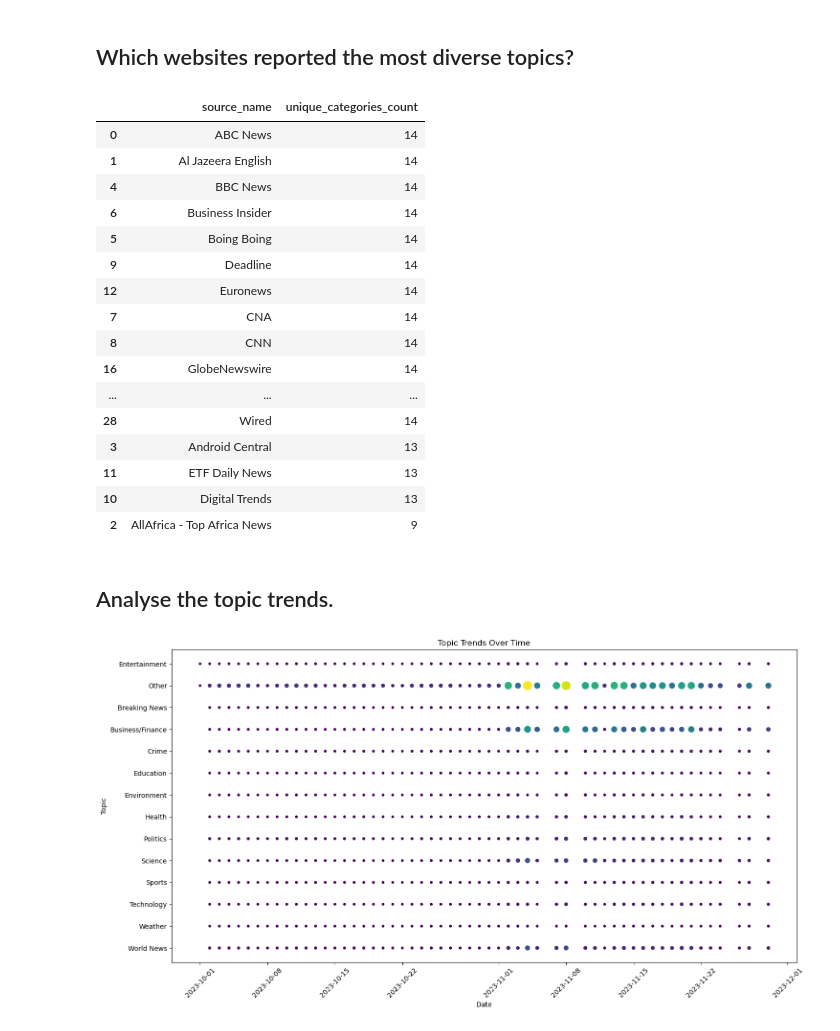
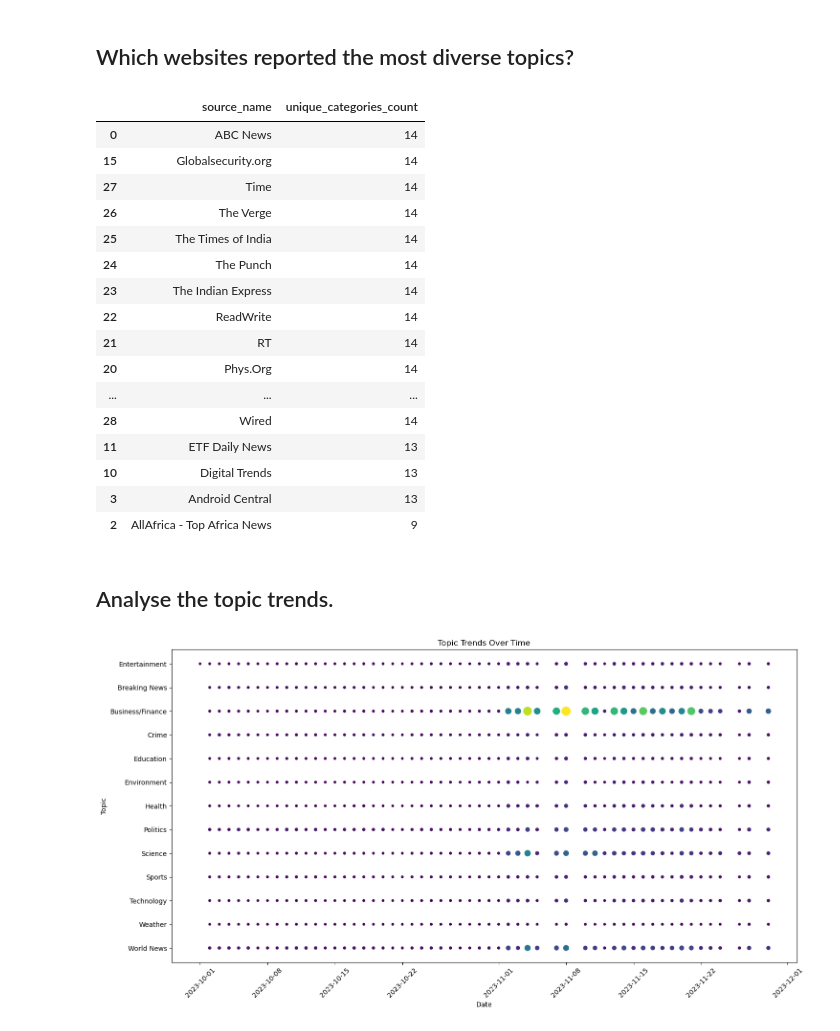
Before and after one commit to mekbibisdone/news_correlation, a Jupyter notebook: notebooks/news_topic_analysic.ipynb, the cells around one changed output. Saved outputs shown, nothing was run; the diff lists cells and outputs as text; code cells hidden in the pictures.

```diff
--- a/notebooks/news_topic_analysic.ipynb
+++ b/notebooks/news_topic_analysic.ipynb
@@ -25,4 +38,12 @@ traffic = ndl.load_traffic()
 domain = ndl.load_domain_location()
 # %% [markdown]
 # How similar are keywords in the headline/title compared to keywords in the news body across sites?
+# %%
+from src.utils import extract_domain
+
+
+data["Domain"] = data["url"].map(extract_domain)
+data_traffic = data.merge(traffic, left_on="Domain", right_on="Domain")
+data_traffic_unique_asc = data_traffic.sort_values(by='GlobalRank', ascending=True).drop_duplicates(subset='Domain').reset_index(drop=True)
+data_traffic_unique_asc= data_traffic_unique_asc.groupby("source_name").first("GlobalRank").reset_index()
 # %%
@@ -71,6 +95,7 @@ site_similarity.sort_values(by='Average Title-Content Similarity', ascending=Fal
 # %% [markdown]
 ## categorise the title/content into a known set of topic categories
 # %%
+stop_words = set(stopwords.words('english'))
 data['text'] = data['title'] + " " + data['content']
 
 data['text'] = data['text'].map(lambda x: preprocess_text(x, stop_words))
@@ -145,51 +170,52 @@ diverse_sources
 # %% [output]
 |  | source_name | unique_categories_count |
 | 0 | ABC News | 14 |
-| 1 | Al Jazeera English | 14 |
-| 4 | BBC News | 14 |
-| 6 | Business Insider | 14 |
-| 5 | Boing Boing | 14 |
-| 9 | Deadline | 14 |
-| 12 | Euronews | 14 |
-| 7 | CNA | 14 |
-| 8 | CNN | 14 |
-| 16 | GlobeNewswire | 14 |
+| 15 | Globalsecurity.org | 14 |
+| 27 | Time | 14 |
+| 26 | The Verge | 14 |
+| 25 | The Times of India | 14 |
+| 24 | The Punch | 14 |
+| 23 | The Indian Express | 14 |
+| 22 | ReadWrite | 14 |
+| 21 | RT | 14 |
+| 20 | Phys.Org | 14 |
 | ... | ... | ... |
 | 28 | Wired | 14 |
-| 3 | Android Central | 13 |
 | 11 | ETF Daily News | 13 |
 | 10 | Digital Trends | 13 |
+| 3 | Android Central | 13 |
 | 2 | AllAfrica - Top Africa News | 9 |
 # %% [markdown]
 ## Analyse the topic trends.
 # %%
 data['published_at'] = pd.to_datetime(data['published_at'],format='ISO8601')
 
 # Extract the date from 'published_at'
 data['date'] = data['published_at'].dt.date
 
+data_without_other = data[data["category"] != "Other"]
 # Group by date and category to get the count of articles per topic per day
-topic_trends = data.groupby(['date', 'category']).size().reset_index(name='count')
+topic_trends = data_without_other.groupby(['date', 'category']).size().reset_index(name='count')
 
 # Plotting the scatter plot
 plt.figure(figsize=(15, 8))
 sns.scatterplot(
     data=topic_trends,
     x='date',
     y='category',
     size='count',
     hue='count',
     palette='viridis',
     sizes=(20, 200),
     legend=None
 )
 
 plt.title('Topic Trends Over Time')
 plt.xlabel('Date')
 plt.ylabel('Topic')
 plt.xticks(rotation=45)
 plt.tight_layout()
 
 plt.show()
 # %% [output]
-[figure, old version]
+[figure, new version]
```
Also changed, not shown: parts of 4 cells of this notebook, 1 other file.
